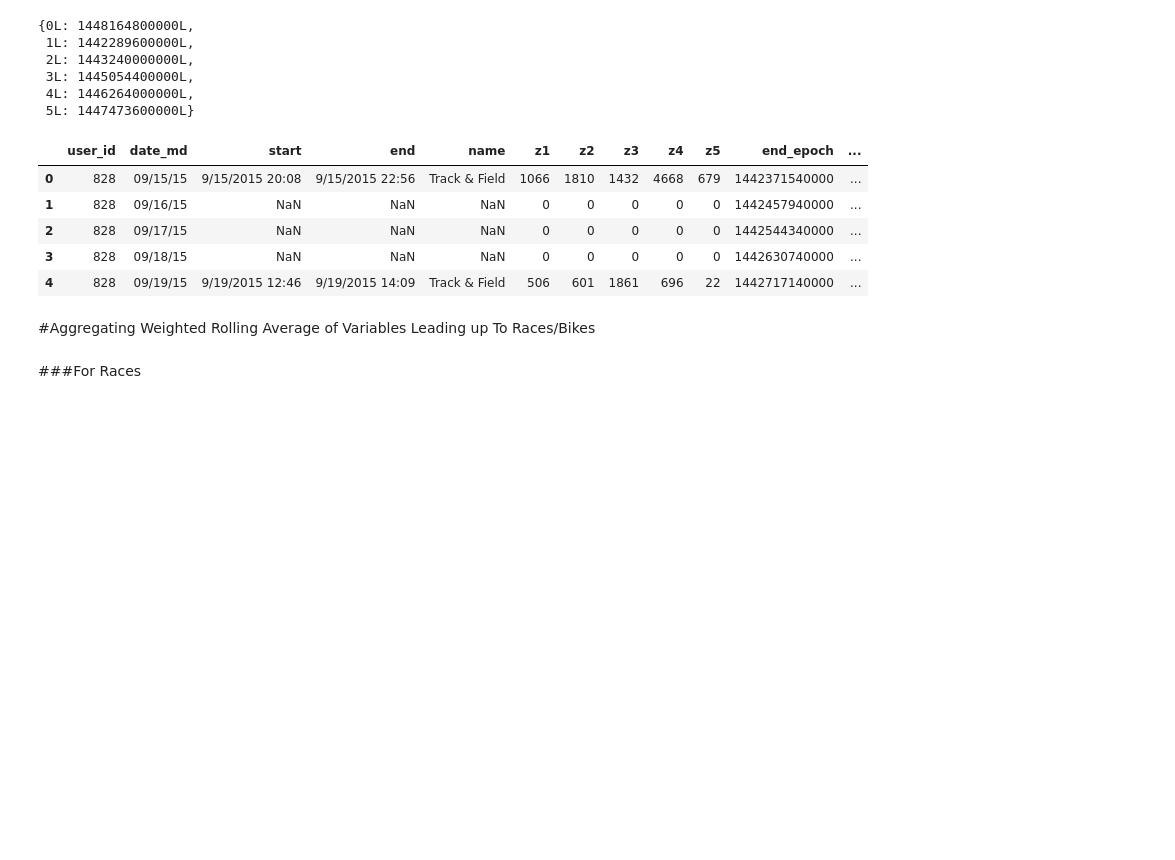
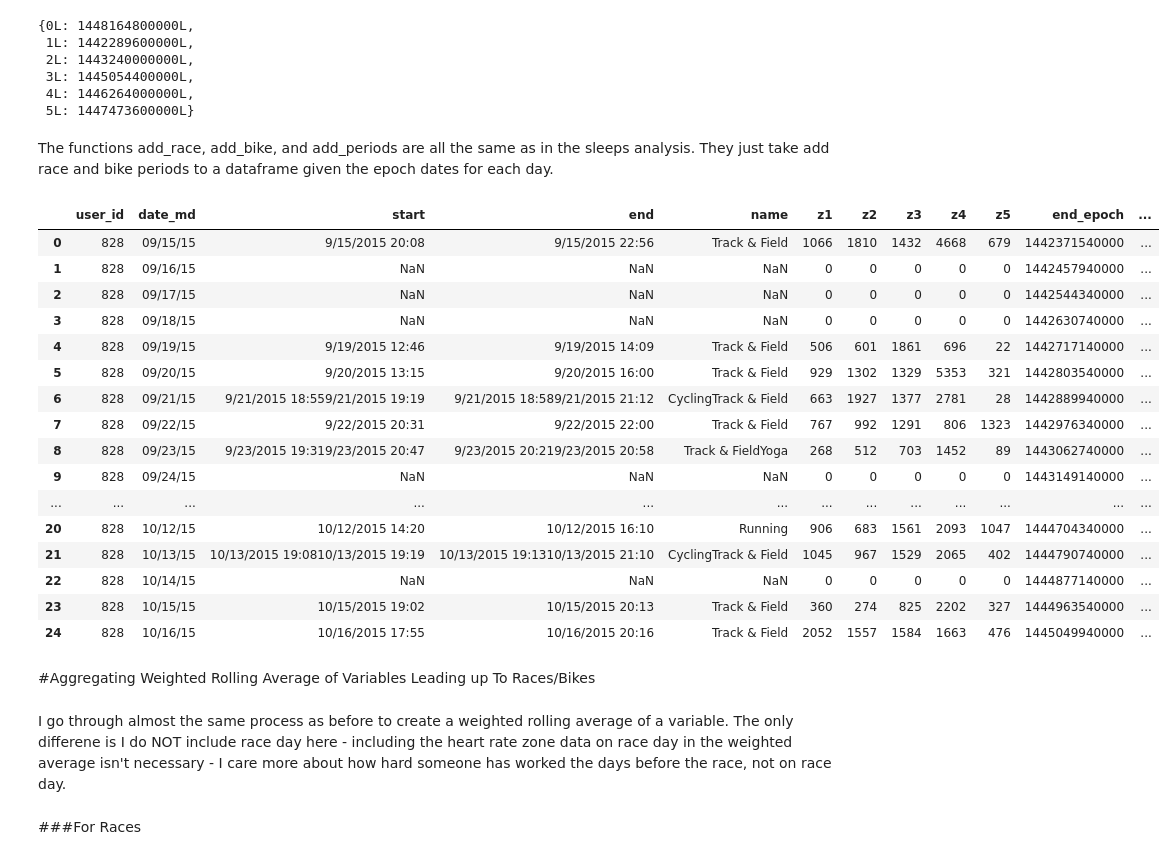
Before and after one commit to callen13/Senior_Thesis, a Jupyter notebook: workout_analysis.ipynb, the cells around one changed output. Cells and saved outputs as stored; diff of their text form; code cells hidden in the pictures; blank space fills up the shorter version.

```diff
--- a/workout_analysis.ipynb
+++ b/workout_analysis.ipynb
@@ -156,6 +174,8 @@ race_start_dict
  3L: 1445054400000L,
  4L: 1446264000000L,
  5L: 1447473600000L}
+# %% [markdown]
+The functions add_race, add_bike, and add_periods are all the same as in the sleeps analysis. They just take add race and bike periods to a dataframe given the epoch dates for each day.
 # %%
 def add_race(df):
     if (df.end_epoch >= race_start_dict[1]) and (df.end_epoch < race_start_dict[2]):
@@ -256,18 +276,31 @@ def add_periods(date_markers, df, buildup_days=0, version=None):
 # %%
 test = add_periods(date_markers=date_markers, df=workouts2, buildup_days=14, version="race")
 test = test.sort(['user_id', 'date_md'], ascending=['True', 'True']).reset_index(drop=True)
 test = test[test['race_period']!=0]
 test = test.drop(['sport_id'], axis=1)
-test.head()
+test.head(25)
 # %% [output]
 |  | user_id | date_md | start | end | name | z1 | z2 | z3 | z4 | z5 | end_epoch | ... |
 | 0 | 828 | 09/15/15 | 9/15/2015 20:08 | 9/15/2015 22:56 | Track & Field | 1066 | 1810 | 1432 | 4668 | 679 | 1442371540000 | ... |
 | 1 | 828 | 09/16/15 | NaN | NaN | NaN | 0 | 0 | 0 | 0 | 0 | 1442457940000 | ... |
 | 2 | 828 | 09/17/15 | NaN | NaN | NaN | 0 | 0 | 0 | 0 | 0 | 1442544340000 | ... |
 | 3 | 828 | 09/18/15 | NaN | NaN | NaN | 0 | 0 | 0 | 0 | 0 | 1442630740000 | ... |
 | 4 | 828 | 09/19/15 | 9/19/2015 12:46 | 9/19/2015 14:09 | Track & Field | 506 | 601 | 1861 | 696 | 22 | 1442717140000 | ... |
+| 5 | 828 | 09/20/15 | 9/20/2015 13:15 | 9/20/2015 16:00 | Track & Field | 929 | 1302 | 1329 | 5353 | 321 | 1442803540000 | ... |
+| 6 | 828 | 09/21/15 | 9/21/2015 18:559/21/2015 19:19 | 9/21/2015 18:589/21/2015 21:12 | CyclingTrack & Field | 663 | 1927 | 1377 | 2781 | 28 | 1442889940000 | ... |
+| 7 | 828 | 09/22/15 | 9/22/2015 20:31 | 9/22/2015 22:00 | Track & Field | 767 | 992 | 1291 | 806 | 1323 | 1442976340000 | ... |
+| 8 | 828 | 09/23/15 | 9/23/2015 19:319/23/2015 20:47 | 9/23/2015 20:219/23/2015 20:58 | Track & FieldYoga | 268 | 512 | 703 | 1452 | 89 | 1443062740000 | ... |
+| 9 | 828 | 09/24/15 | NaN | NaN | NaN | 0 | 0 | 0 | 0 | 0 | 1443149140000 | ... |
+| ... | ... | ... | ... | ... | ... | ... | ... | ... | ... | ... | ... | ... |
+| 20 | 828 | 10/12/15 | 10/12/2015 14:20 | 10/12/2015 16:10 | Running | 906 | 683 | 1561 | 2093 | 1047 | 1444704340000 | ... |
+| 21 | 828 | 10/13/15 | 10/13/2015 19:0810/13/2015 19:19 | 10/13/2015 19:1310/13/2015 21:10 | CyclingTrack & Field | 1045 | 967 | 1529 | 2065 | 402 | 1444790740000 | ... |
+| 22 | 828 | 10/14/15 | NaN | NaN | NaN | 0 | 0 | 0 | 0 | 0 | 1444877140000 | ... |
+| 23 | 828 | 10/15/15 | 10/15/2015 19:02 | 10/15/2015 20:13 | Track & Field | 360 | 274 | 825 | 2202 | 327 | 1444963540000 | ... |
+| 24 | 828 | 10/16/15 | 10/16/2015 17:55 | 10/16/2015 20:16 | Track & Field | 2052 | 1557 | 1584 | 1663 | 476 | 1445049940000 | ... |
 # %% [markdown]
 #Aggregating Weighted Rolling Average of Variables Leading up To Races/Bikes
+# %% [markdown]
+I go through almost the same process as before to create a weighted rolling average of a variable. The only differene is I do NOT include race day here - including the heart rate zone data on race day in the weighted average isn't necessary - I care more about how hard someone has worked the days before the race, not on race day.
 # %%
 def filter_nans(x, y):
     filtered = filter(lambda o: not np.isnan(o[0]) and not np.isnan(o[1]), zip(x, y))
```
Also changed, not shown: parts of 10 cells of this notebook, 2 other files.
